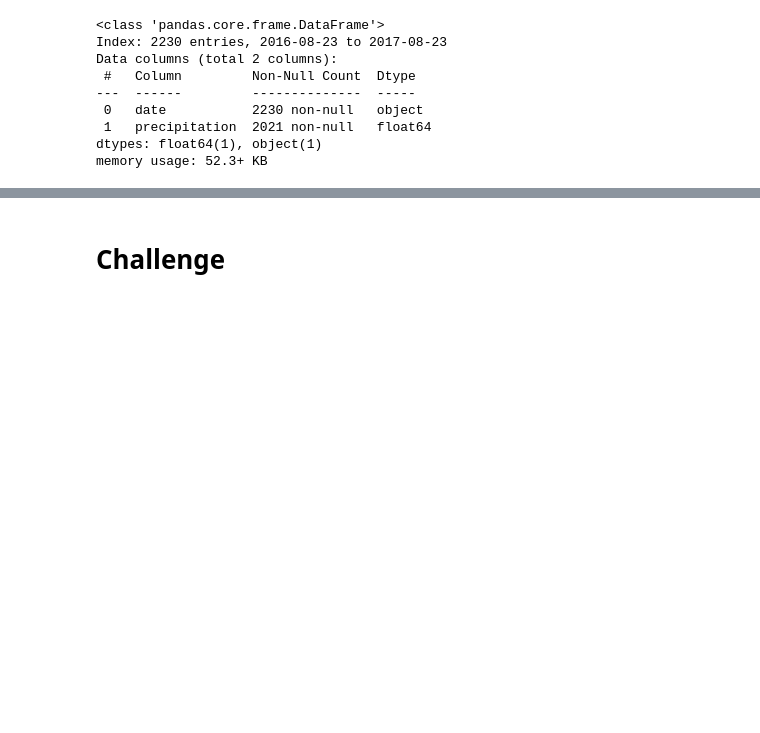
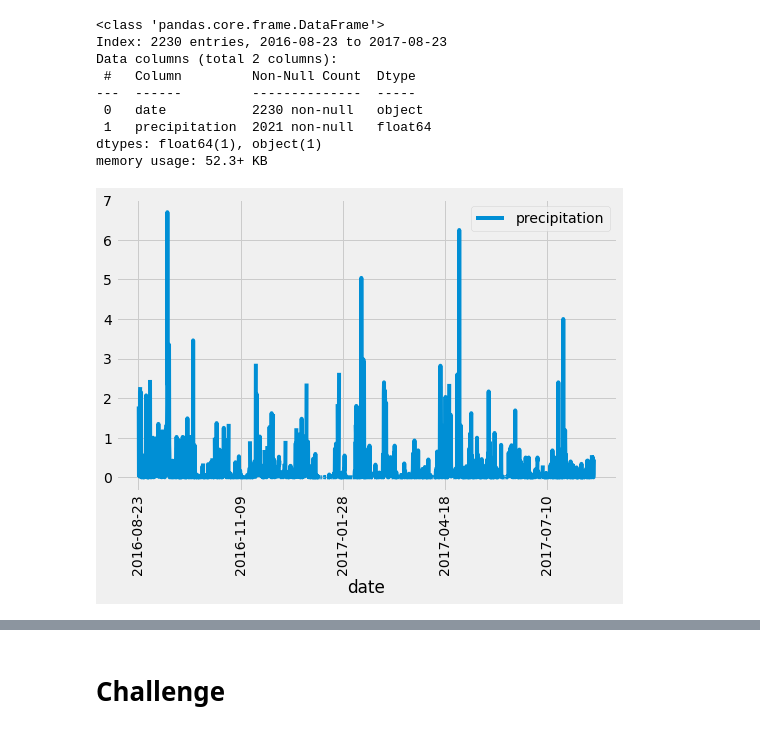
Before and after one commit to willmino/surfs_up, a Jupyter notebook: climate_analysis.ipynb, the cells around one changed output, grey strips where cells are left out. Drawn from its saved outputs; the diff is of its cells as text; code cells hidden in the pictures; blank space fills up the shorter version.

```diff
--- a/climate_analysis.ipynb
+++ b/climate_analysis.ipynb
@@ -147,0 +146,8 @@ memory usage: 52.3+ KB
+# %%
+# now use matplotlib to plot the data
+
+df.plot(figsize = (8,5))
+
+plt.tick_params(axis='x', labelrotation=90)
+# %% [output]
+[figure, added]
```
Also changed, not shown: parts of 10 cells of this notebook.
